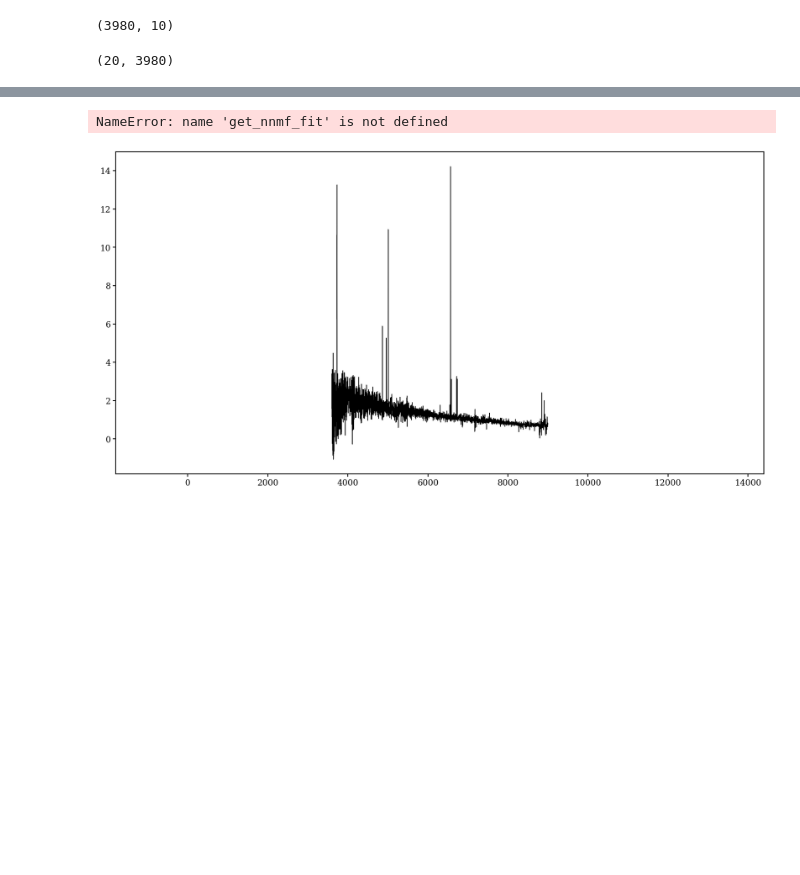
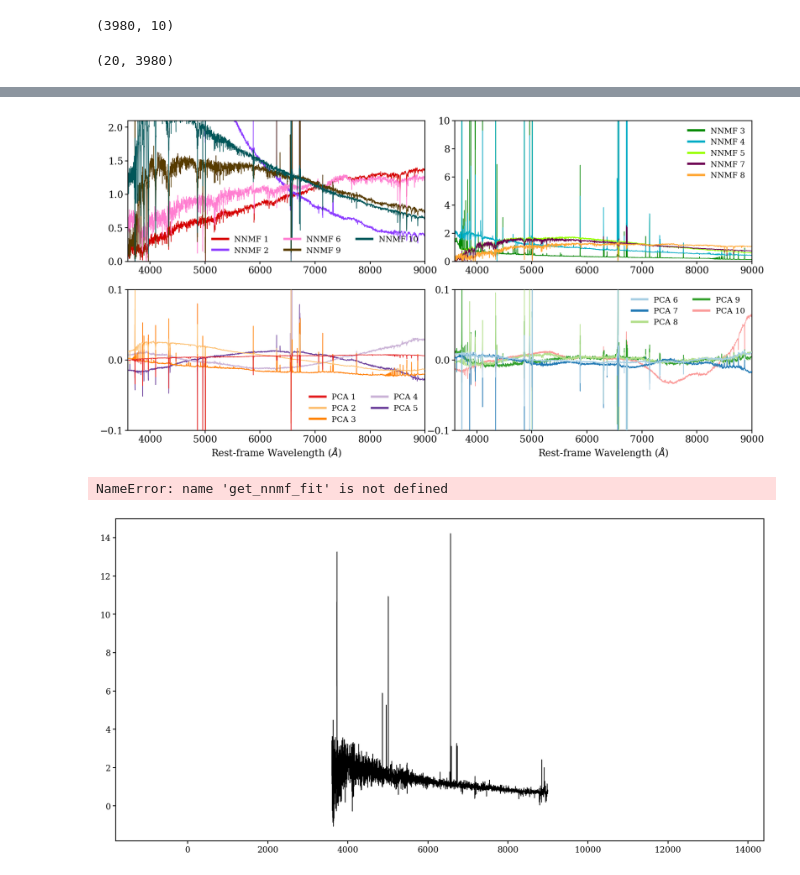
Before and after one commit to virajvman/desi_dwarfs, a Jupyter notebook: notebooks/catalog_paper/spectra_nnmf_explore.ipynb, the cells around one changed output, grey strips where cells are left out. Drawn from its saved outputs; the diff is of its cells as text; code cells hidden in the pictures; blank space fills up the shorter version.

```diff
--- a/notebooks/catalog_paper/spectra_nnmf_explore.ipynb
+++ b/notebooks/catalog_paper/spectra_nnmf_explore.ipynb
@@ -190,3 +188,7 @@ plot_nnmf_templates(wave_rest, nnmf_temps, pca_temps, palette_2, palette_3 )
+# %%
+plot_nnmf_templates(wave_rest, nnmf_temps_OG, pca_temps_OG, palette_2, palette_3 )
+# %% [output]
+[figure, added]
 # %%
 plt.figure(figsize = (20,10))
 plt.plot(wave_rest, flux_norm[:,5],lw=1,color="k")
```
Also changed, not shown: parts of 13 cells of this notebook, 2 other files.
